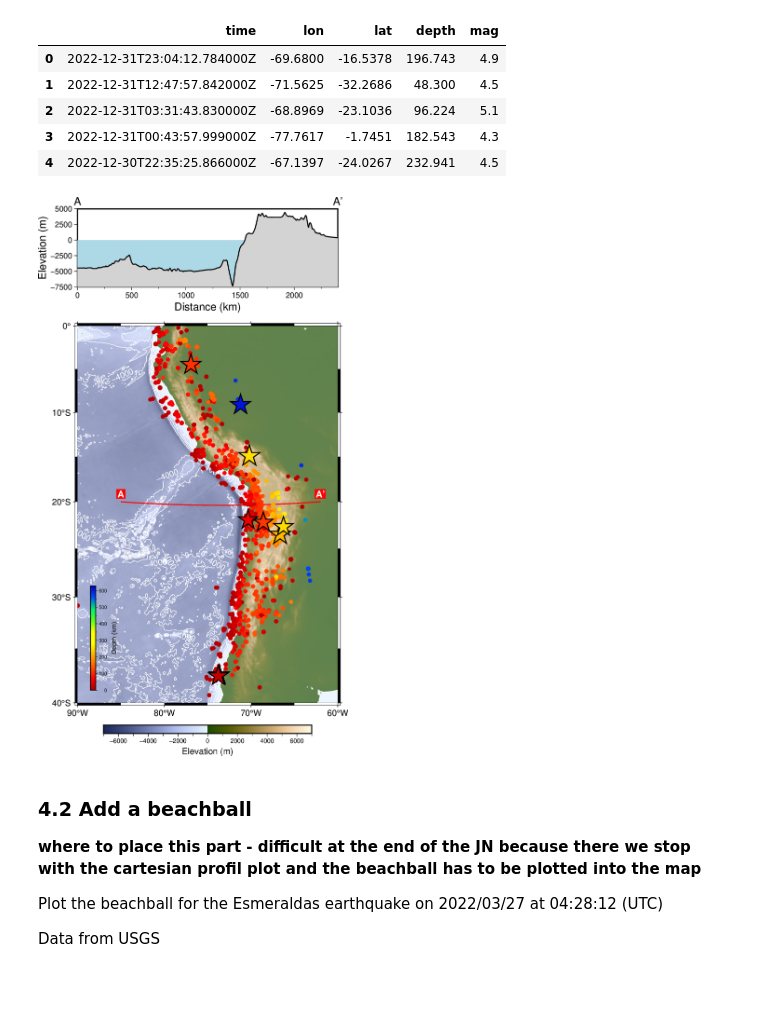
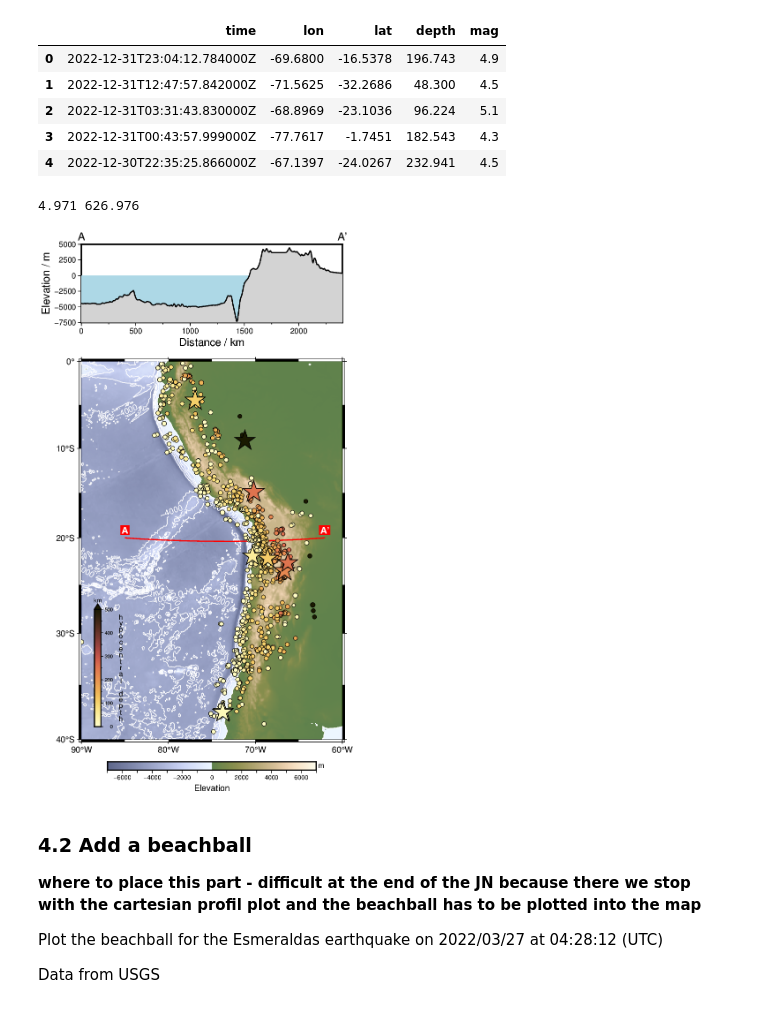
Before and after one commit to GenericMappingTools/agu24workshop, a Jupyter notebook: book/tut4_geophysics.ipynb, the cells around one changed output. Saved outputs shown, nothing was run; the diff lists cells and outputs as text; code cells hidden in the pictures.

```diff
--- a/book/tut4_geophysics.ipynb
+++ b/book/tut4_geophysics.ipynb
@@ -258,30 +258,40 @@ df.head()
 | 2 | 2022-12-31T03:31:43.830000Z | -68.8969 | -23.1036 | 96.224 | 5.1 |
 | 3 | 2022-12-31T00:43:57.999000Z | -77.7617 | -1.7451 | 182.543 | 4.3 |
 | 4 | 2022-12-30T22:35:25.866000Z | -67.1397 | -24.0267 | 232.941 | 4.5 |
+# %%
+print(df["depth"].min(), df["depth"].max())
+# %% [output]
+4.971 626.976
 # %%
-pygmt.makecpt(cmap="seis", series=[0, df["depth"].max()], )
+pygmt.makecpt(cmap="lajolla", series=[0, 500])
 
 tmpdf = df[df["mag"]<6]
-fig.plot(x=tmpdf["lon"],
-         y=tmpdf["lat"],
-         style="cc",
-         size=np.log10(tmpdf["mag"])/4,
-         fill = tmpdf["depth"],
-         cmap=True)
+fig.plot(
+    x=tmpdf["lon"],
+    y=tmpdf["lat"],
+    style="cc",
+    size=np.log10(tmpdf["mag"])/4,
+    fill=tmpdf["depth"],
+    pen="0.1p,black",
+    cmap=True,
+)
 
 tmpdf = df[df["mag"]>=6]
-fig.plot(x=tmpdf["lon"],
-         y=tmpdf["lat"],
-         style="ac",
-         size=np.log10(tmpdf["mag"]),
-         fill = tmpdf["depth"],
-         pen="1p,black",
-         cmap=True)
+fig.plot(
+    x=tmpdf["lon"],
+    y=tmpdf["lat"],
+    style="ac",
+    size=np.log10(tmpdf["mag"]),
+    fill = tmpdf["depth"],
+    pen="0.5p,black",
+    cmap=True,
+)
 
-fig.colorbar(position="x0.5c/0.5c+w4c/0.2c+v+mc", frame=["a100f50+lDepth (km)"])
-fig.show()
+fig.colorbar(position="x0.5c/0.5c+w4.5c/0.25c+v+mc+ef0.2c", frame=["a100f50+lhypocentral depth", "y+lkm"])
+
+fig.show(dpi=150)
 # %% [output]
-[figure, old version]
+[figure, new version]
 # %% [markdown]
 ### 4.2 Add a beachball
 
```
Also changed, not shown: parts of 7 cells of this notebook.
